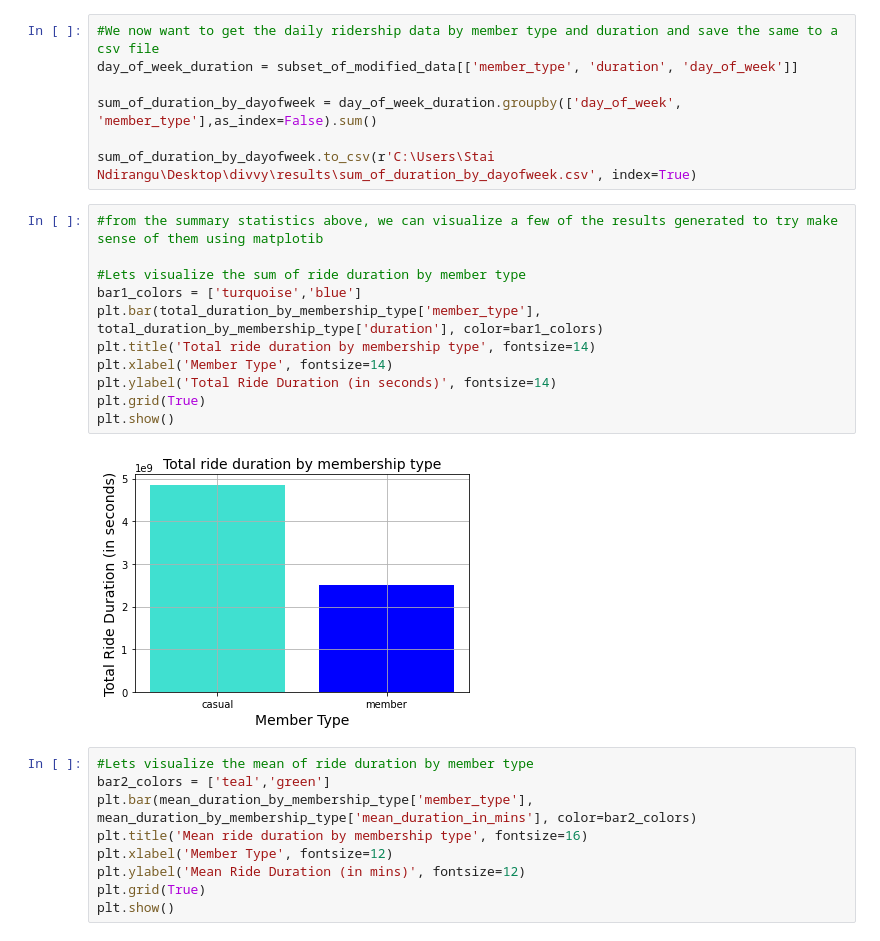
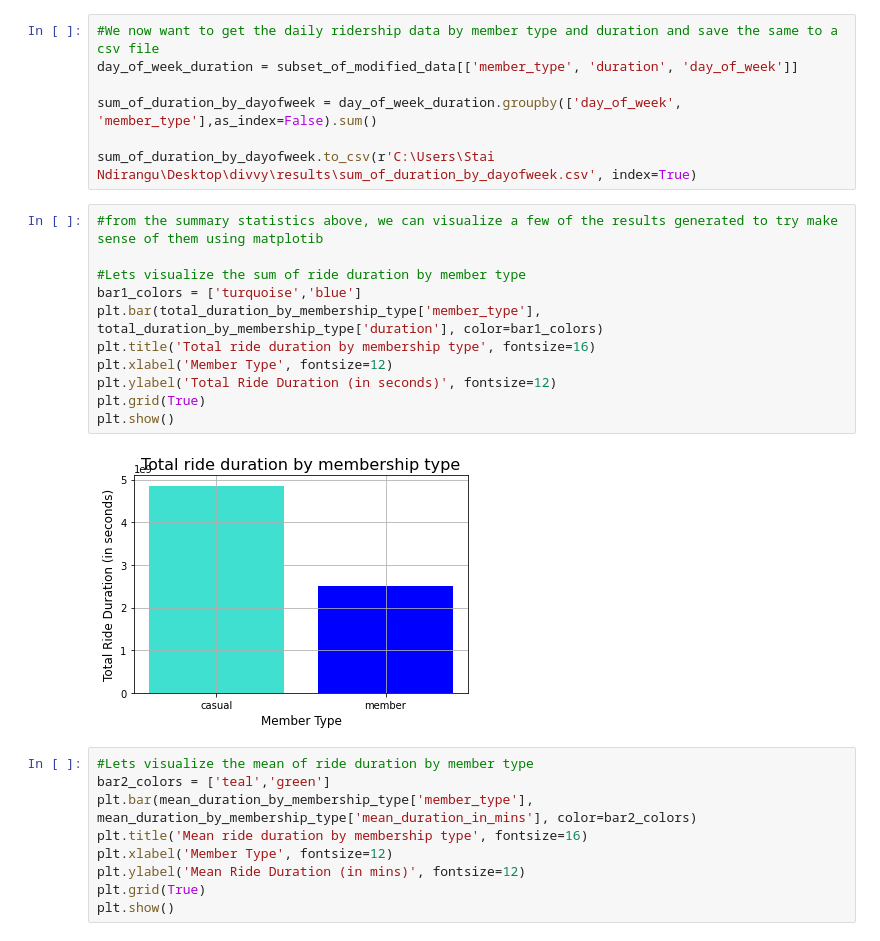
Before and after one commit to DanielStai/bikeshare-analysis, a Jupyter notebook: divvy.ipynb, the cells around one changed output. Saved outputs shown, nothing was run; the diff lists cells and outputs as text.

Commit message:
Edited plot font sizes

```diff
--- a/divvy.ipynb
+++ b/divvy.ipynb
@@ -127,16 +127,16 @@ sum_of_duration_by_dayofweek.to_csv(r'C:\Users\Stai Ndirangu\Desktop\divvy\resul
 # %%
 #from the summary statistics above, we can visualize a few of the results generated to try make sense of them using matplotib
 
 #Lets visualize the sum of ride duration by member type
 bar1_colors = ['turquoise','blue']
 plt.bar(total_duration_by_membership_type['member_type'], total_duration_by_membership_type['duration'], color=bar1_colors)
-plt.title('Total ride duration by membership type', fontsize=14)
-plt.xlabel('Member Type', fontsize=14)
-plt.ylabel('Total Ride Duration (in seconds)', fontsize=14)
+plt.title('Total ride duration by membership type', fontsize=16)
+plt.xlabel('Member Type', fontsize=12)
+plt.ylabel('Total Ride Duration (in seconds)', fontsize=12)
 plt.grid(True)
 plt.show()
 # %% [output]
-[figure, old version]
+[figure, new version]
 # %%
 #Lets visualize the mean of ride duration by member type
 bar2_colors = ['teal','green']
```
